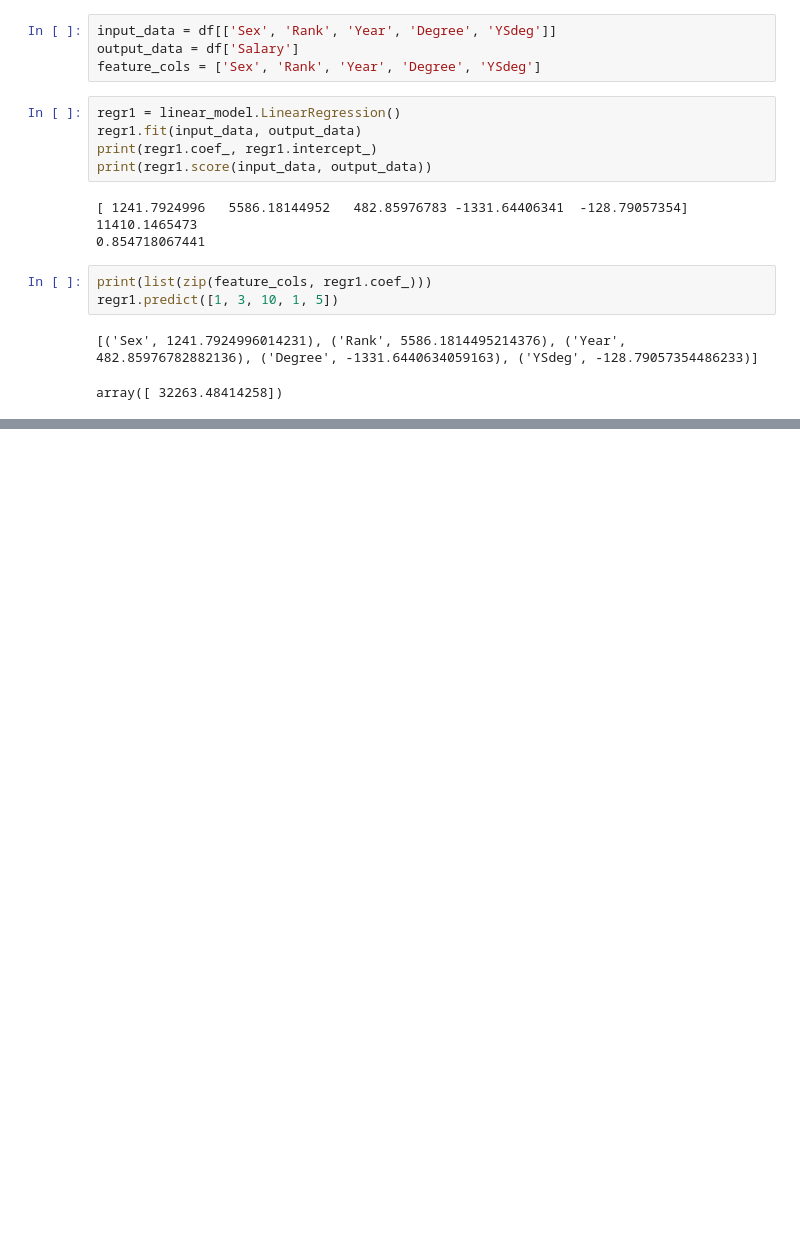
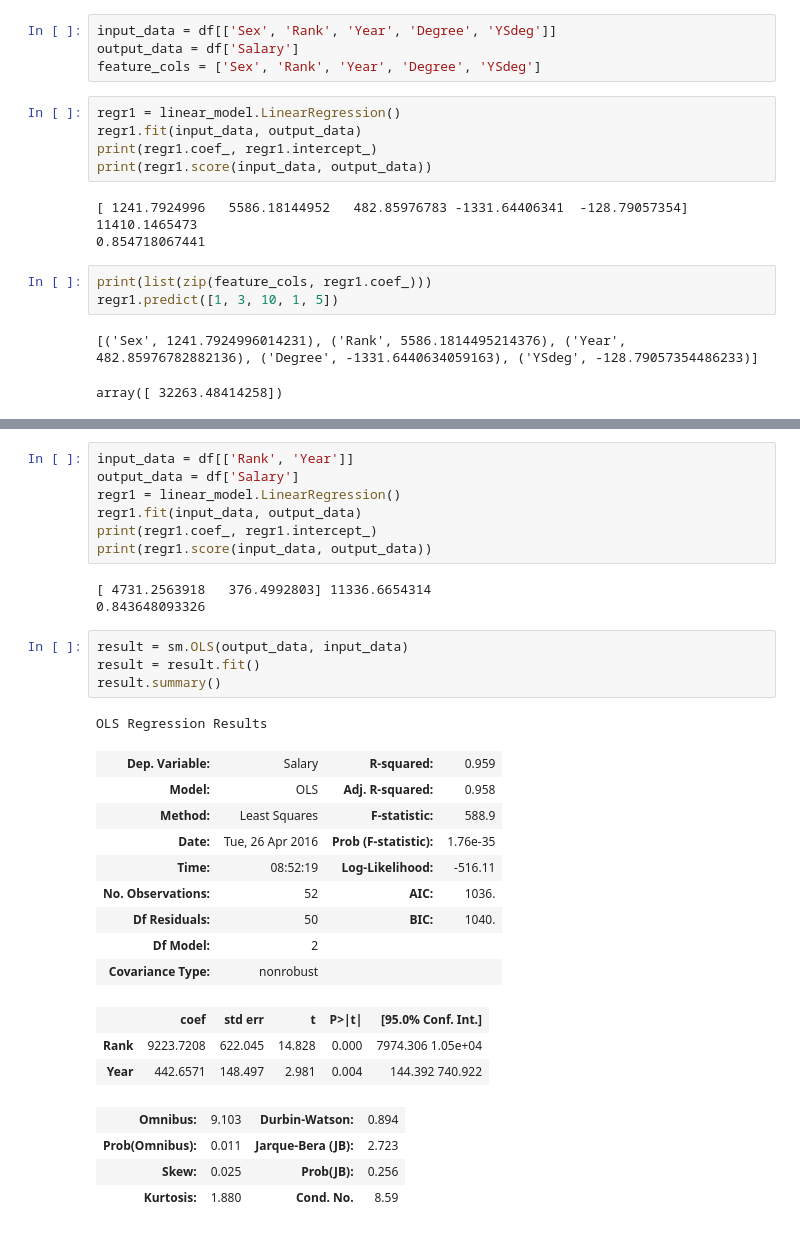
Before and after one commit to conleydg/linear-regression, a Jupyter notebook: simple-linear-regression.ipynb, the cells around one changed output, grey strips where cells are left out. Drawn from its saved outputs; the diff is of its cells as text; blank space fills up the shorter version.

Commit message:
added an OLS Regressin with two input columns instead of five

```diff
--- a/simple-linear-regression.ipynb
+++ b/simple-linear-regression.ipynb
@@ -173,3 +164,35 @@ OLS Regression Results
 | Prob(Omnibus): | 0.945 | Jarque-Bera (JB): | 0.107 |
 | Skew: | 0.088 | Prob(JB): | 0.948 |
 | Kurtosis: | 2.864 | Cond. No. | 74.0 |
+# %%
+input_data = df[['Rank', 'Year']]
+output_data = df['Salary']
+regr1 = linear_model.LinearRegression()
+regr1.fit(input_data, output_data)
+print(regr1.coef_, regr1.intercept_)
+print(regr1.score(input_data, output_data))
+# %% [output]
+[ 4731.2563918   376.4992803] 11336.6654314
+0.843648093326
+# %%
+result = sm.OLS(output_data, input_data)
+result = result.fit()
+result.summary()
+# %% [output]
+OLS Regression Results
+| Dep. Variable: | Salary | R-squared: | 0.959 |
+| Model: | OLS | Adj. R-squared: | 0.958 |
+| Method: | Least Squares | F-statistic: | 588.9 |
+| Date: | Tue, 26 Apr 2016 | Prob (F-statistic): | 1.76e-35 |
+| Time: | 08:52:19 | Log-Likelihood: | -516.11 |
+| No. Observations: | 52 | AIC: | 1036. |
+| Df Residuals: | 50 | BIC: | 1040. |
+| Df Model: | 2 |  |  |
+| Covariance Type: | nonrobust |  |  |
+|  | coef | std err | t | P>|t| | [95.0% Conf. Int.] |
+| Rank | 9223.7208 | 622.045 | 14.828 | 0.000 | 7974.306 1.05e+04 |
+| Year | 442.6571 | 148.497 | 2.981 | 0.004 | 144.392 740.922 |
+| Omnibus: | 9.103 | Durbin-Watson: | 0.894 |
+| Prob(Omnibus): | 0.011 | Jarque-Bera (JB): | 2.723 |
+| Skew: | 0.025 | Prob(JB): | 0.256 |
+| Kurtosis: | 1.880 | Cond. No. | 8.59 |
```
Also changed, not shown: parts of 2 cells of this notebook.
